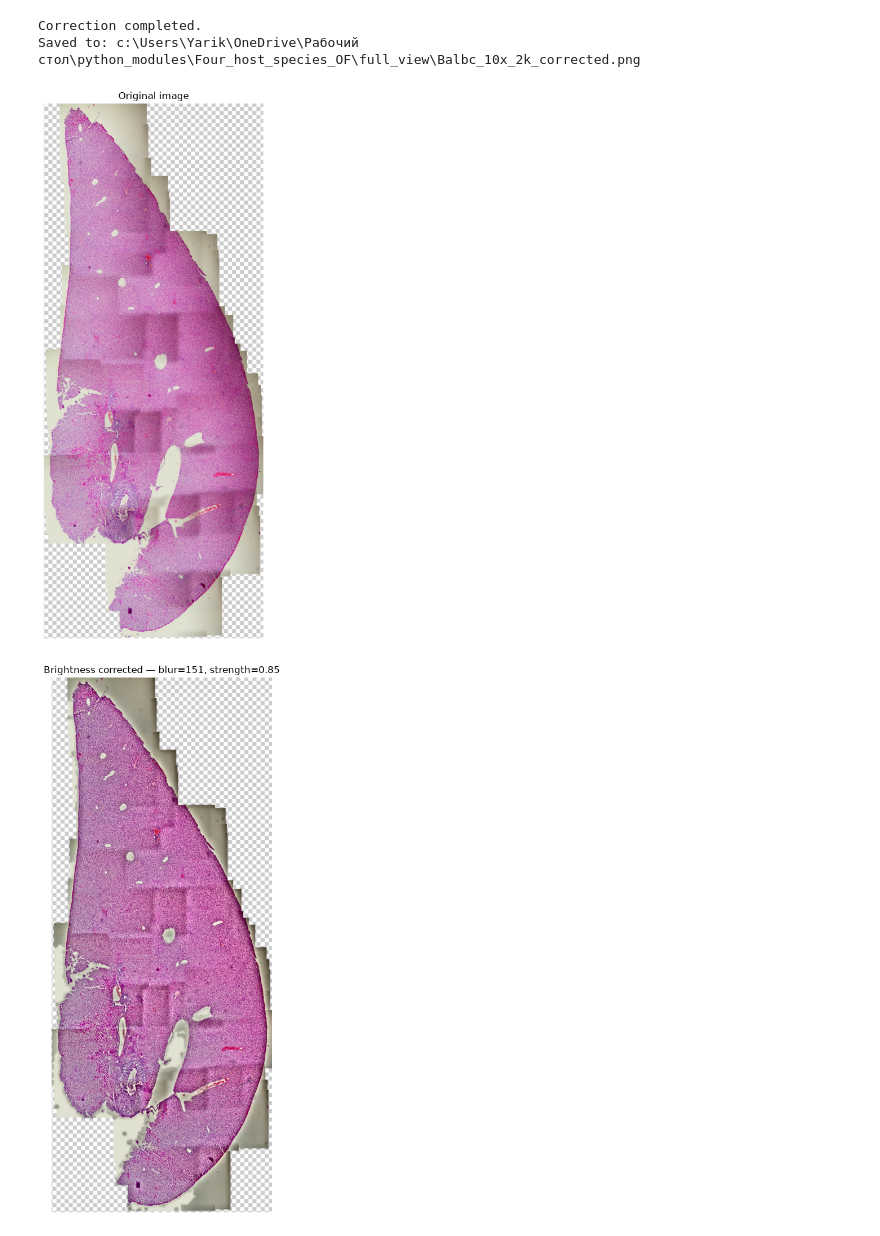
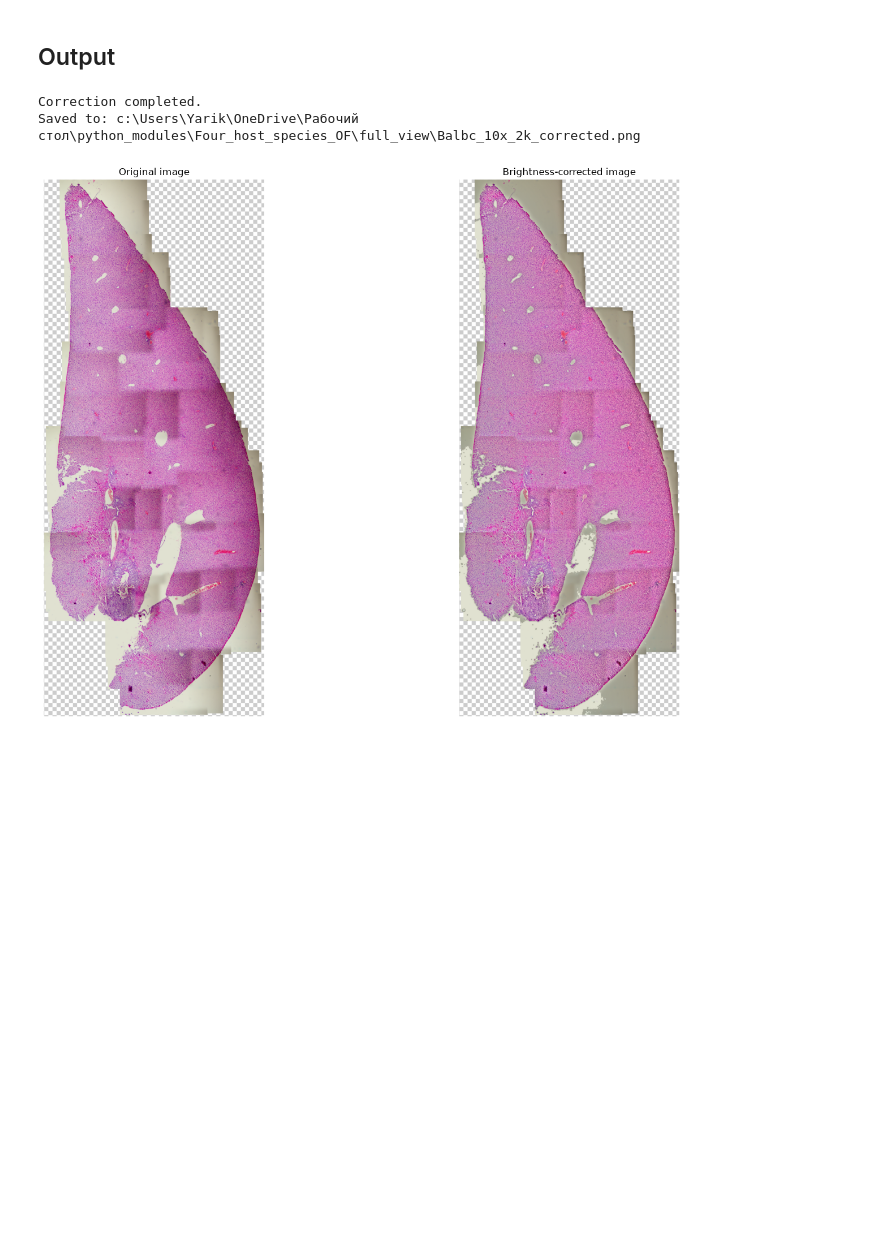
Before and after one commit to YarikKa2/Four_host_species_OF, a Jupyter notebook: Code/shade_correction.ipynb, the cells around one changed output. Drawn from its saved outputs; the diff is of its cells as text; code cells hidden in the pictures; blank space fills up the shorter version.

```diff
--- a/Code/shade_correction.ipynb
+++ b/Code/shade_correction.ipynb
@@ -23,7 +75,8 @@ output_path = Path.cwd().parent / "full_view" / "Balbc_10x_2k_corrected.png"
 # --------------------------------------------------
 # Settings
 # --------------------------------------------------
-background_blur = 151
-correction_strength = 0.85
-clahe_clip_limit = 1.5
-clahe_grid_size = (16, 16)
+background_blur = 501
+correction_strength = 0.8
+contrast_strength = 0.20
+clahe_clip_limit = 1.2
+clahe_grid_size = (32, 32)
@@ -152,7 +197,7 @@ mask_float = cv2.GaussianBlur(
 )
 
 final_lightness = (
-    enhanced_lightness.astype(np.float32) * mask_float
+    corrected_lightness.astype(np.float32) * mask_float
     + lightness.astype(np.float32) * (1.0 - mask_float)
 )
 
@@ -180,6 +225,8 @@ corrected_rgb = cv2.cvtColor(
     corrected_bgr,
     cv2.COLOR_BGR2RGB
 )
+# %% [markdown]
+## Output
 # %%
 # --------------------------------------------------
 # Save with Pillow
@@ -236,12 +242,9 @@ def show_bgr(img, title, max_width=1200):
-# %%
-show_bgr(bgr, "Original image")
-
-show_bgr(
-    corrected_bgr,
-    f"Brightness corrected — "
-    f"blur={background_blur}, "
-    f"strength={correction_strength}"
-)
-# %% [output]
-[figure, removed]
-[figure, removed]
+# %%
+show_bgr_pair(
+    bgr,
+    corrected_bgr,
+    original_title="Original image",
+    corrected_title="Brightness-corrected image"
+)
+# %% [output]
+[figure, added]
```
Also changed, not shown: parts of 10 cells of this notebook.
